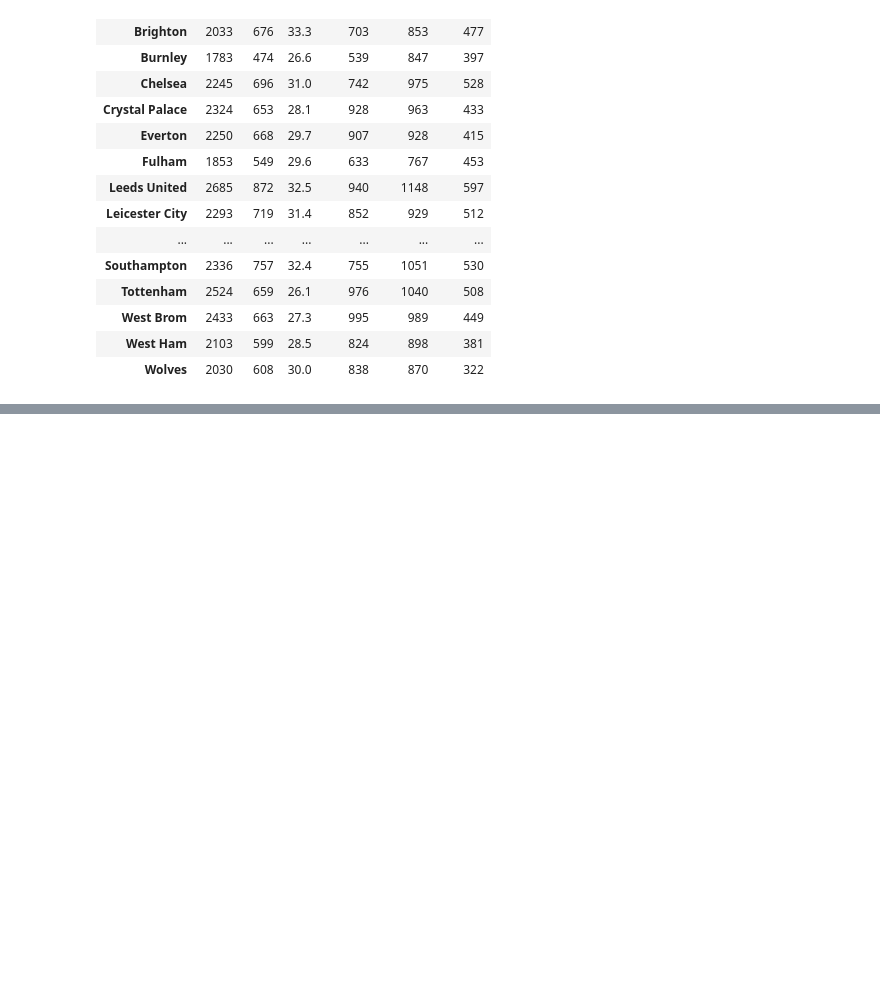
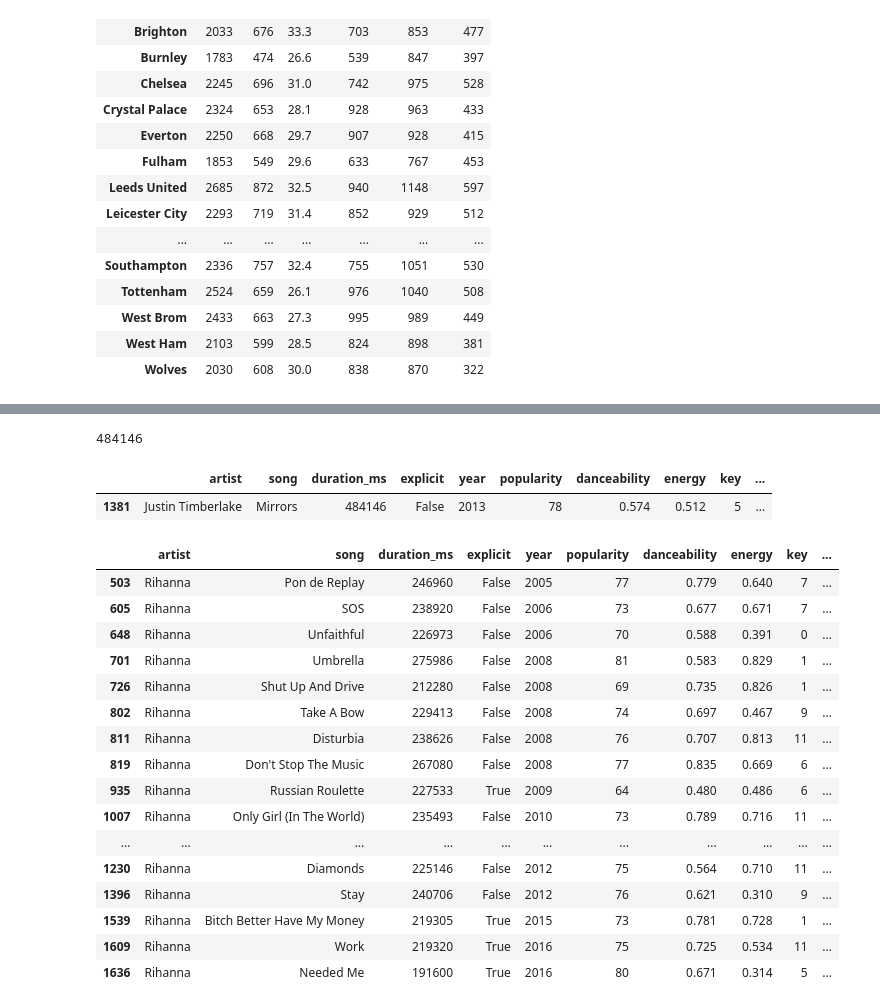
Before and after one commit to htuteja04/practice, a Jupyter notebook: Pandas/Practice_1.ipynb, the cells around one changed output, grey strips where cells are left out. Drawn from its saved outputs; the diff is of its cells as text; code cells hidden in the pictures; blank space fills up the shorter version.

```diff
--- a/Pandas/Practice_1.ipynb
+++ b/Pandas/Practice_1.ipynb
@@ -70,3 +70,5 @@ pressing_df
 | West Brom | 2433 | 663 | 27.3 | 995 | 989 | 449 |
 | West Ham | 2103 | 599 | 28.5 | 824 | 898 | 381 |
 | Wolves | 2030 | 608 | 30.0 | 838 | 870 | 322 |
+# %%
+df_spo = pd.read_csv('datasets\Spotify.csv')
@@ -72,0 +136,31 @@ pressing_df
+# %%
+df_spo['duration_ms'].max()
+# %% [output]
+484146
+# %%
+df_spo['duration_mins'] = df_spo['duration_ms']/60000
+# %%
+df_spo.query('duration_mins == duration_mins.max()')
+# %% [output]
+|  | artist | song | duration_ms | explicit | year | popularity | danceability | energy | key | ... |
+| 1381 | Justin Timberlake | Mirrors | 484146 | False | 2013 | 78 | 0.574 | 0.512 | 5 | ... |
+# %%
+df_spo[df_spo['artist']=='Rihanna']
+# %% [output]
+|  | artist | song | duration_ms | explicit | year | popularity | danceability | energy | key | ... |
+| 503 | Rihanna | Pon de Replay | 246960 | False | 2005 | 77 | 0.779 | 0.640 | 7 | ... |
+| 605 | Rihanna | SOS | 238920 | False | 2006 | 73 | 0.677 | 0.671 | 7 | ... |
+| 648 | Rihanna | Unfaithful | 226973 | False | 2006 | 70 | 0.588 | 0.391 | 0 | ... |
+| 701 | Rihanna | Umbrella | 275986 | False | 2008 | 81 | 0.583 | 0.829 | 1 | ... |
+| 726 | Rihanna | Shut Up And Drive | 212280 | False | 2008 | 69 | 0.735 | 0.826 | 1 | ... |
+| 802 | Rihanna | Take A Bow | 229413 | False | 2008 | 74 | 0.697 | 0.467 | 9 | ... |
+| 811 | Rihanna | Disturbia | 238626 | False | 2008 | 76 | 0.707 | 0.813 | 11 | ... |
+| 819 | Rihanna | Don't Stop The Music | 267080 | False | 2008 | 77 | 0.835 | 0.669 | 6 | ... |
+| 935 | Rihanna | Russian Roulette | 227533 | True | 2009 | 64 | 0.480 | 0.486 | 6 | ... |
+| 1007 | Rihanna | Only Girl (In The World) | 235493 | False | 2010 | 73 | 0.789 | 0.716 | 11 | ... |
+| ... | ... | ... | ... | ... | ... | ... | ... | ... | ... | ... |
+| 1230 | Rihanna | Diamonds | 225146 | False | 2012 | 75 | 0.564 | 0.710 | 11 | ... |
+| 1396 | Rihanna | Stay | 240706 | False | 2012 | 76 | 0.621 | 0.310 | 9 | ... |
+| 1539 | Rihanna | Bitch Better Have My Money | 219305 | True | 2015 | 73 | 0.781 | 0.728 | 1 | ... |
+| 1609 | Rihanna | Work | 219320 | True | 2016 | 75 | 0.725 | 0.534 | 11 | ... |
+| 1636 | Rihanna | Needed Me | 191600 | True | 2016 | 80 | 0.671 | 0.314 | 5 | ... |
```
Also changed, not shown: parts of 16 cells of this notebook, 1 other file.
